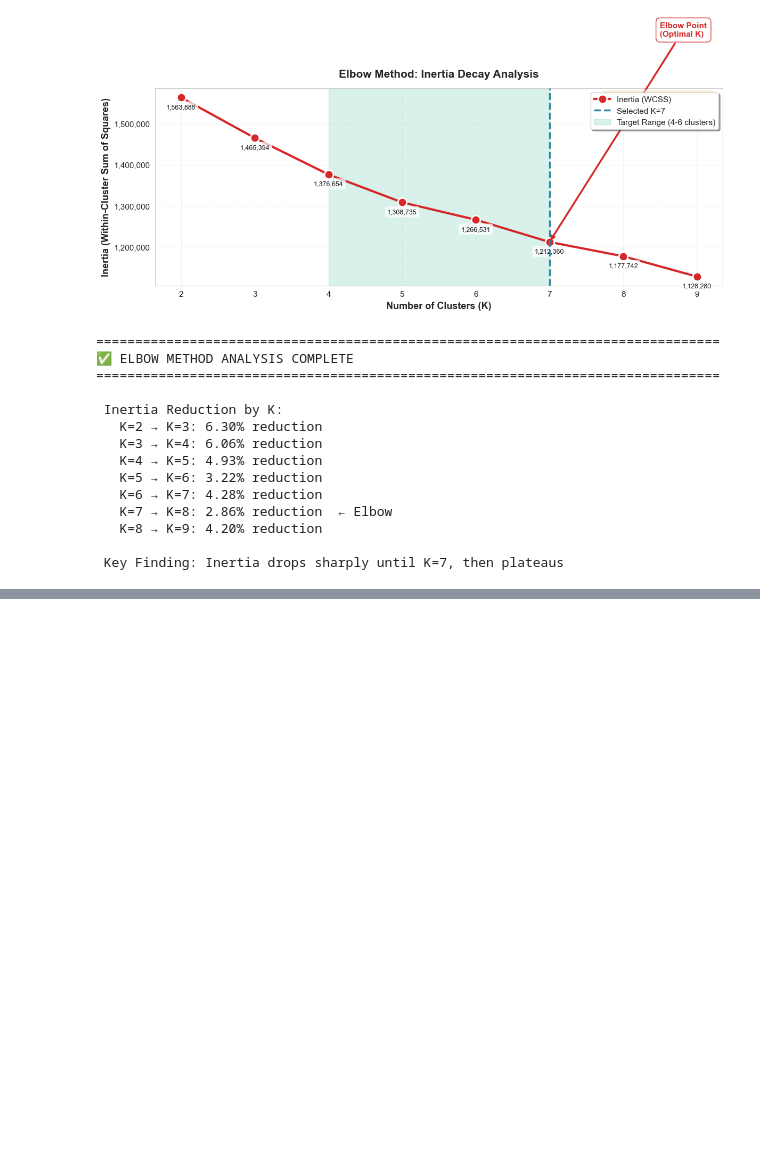
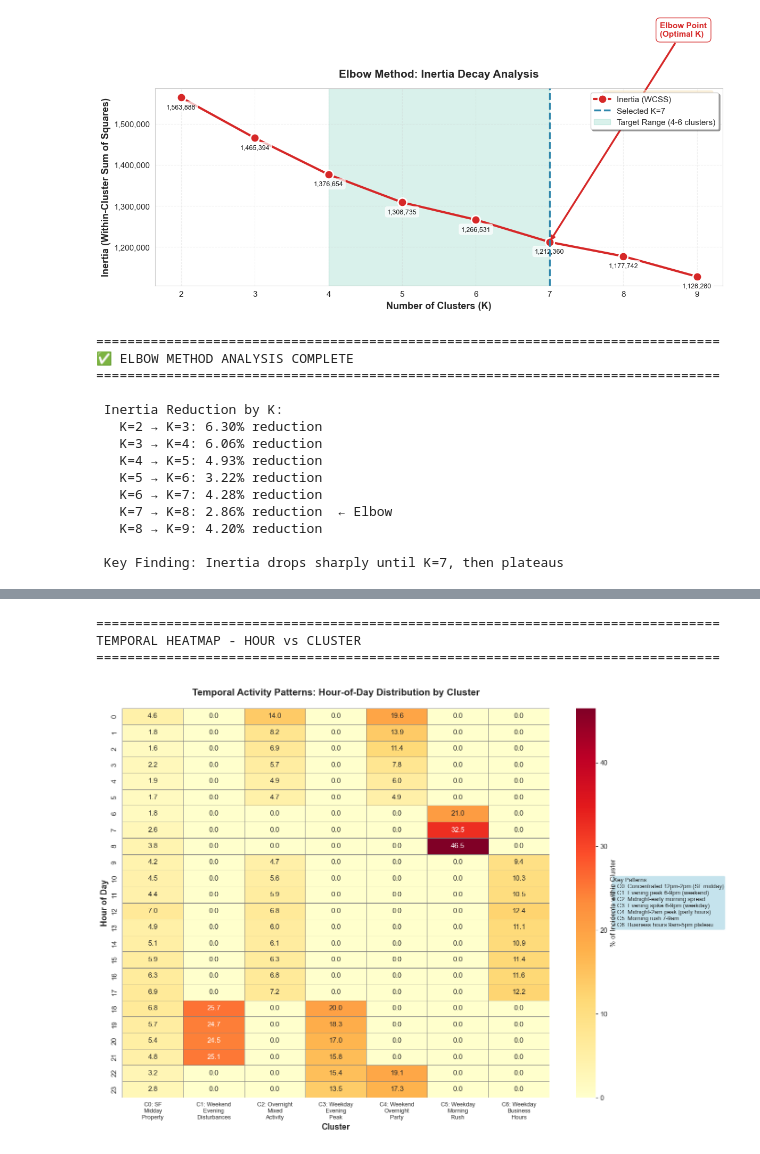
Before and after one commit to rajeevchaurasia-sjsu/sjsf-public-safety-mining, a Jupyter notebook: notebooks/06_behavioral_clustering_combined.ipynb, the cells around one changed output, grey strips where cells are left out. Cells and saved outputs as stored; diff of their text form; code cells hidden in the pictures; blank space fills up the shorter version.

Commit message:
completed behavioural clustering

```diff
--- a/notebooks/06_behavioral_clustering_combined.ipynb
+++ b/notebooks/06_behavioral_clustering_combined.ipynb
@@ -866,0 +1220,10 @@ print(f"\n Key Finding: Inertia drops sharply until K={optimal_k}, then plateaus
+# %%
+print("\nGenerating cluster assignments...")
+cluster_labels = final_kmeans.predict(feature_matrix)
+
+# Add to original combined dataset
+df_combined['Cluster'] = cluster_labels
+
+print(f"Cluster labels assigned: {len(cluster_labels):,} incidents")
+print(f"\nCluster distribution:")
+print(df_combined['Cluster'].value_counts().sort_index())
@@ -866,0 +1995,65 @@ print(f"\n Key Finding: Inertia drops sharply until K={optimal_k}, then plateaus
+# %%
+print("="*80)
+print("TEMPORAL HEATMAP - HOUR vs CLUSTER")
+print("="*80)
+
+# Create hourly cluster distribution matrix
+hourly_cluster_matrix = pd.crosstab(
+    df_combined['Hour'],
+    df_combined['Cluster'],
+    normalize='columns'  # Normalize by cluster to show % within each cluster
+) * 100
+
+# Create heatmap
+fig, ax = plt.subplots(figsize=(14, 10))
+
+sns.heatmap(
+    hourly_cluster_matrix,
+    cmap='YlOrRd',
+    annot=True,
+    fmt='.1f',
+    cbar_kws={'label': '% of Incidents within Cluster'},
+    linewidths=0.5,
+    linecolor='gray',
+    ax=ax
+)
+
+ax.set_xlabel('Cluster', fontsize=13, weight='bold')
+ax.set_ylabel('Hour of Day', fontsize=13, weight='bold')
+ax.set_title('Temporal Activity Patterns: Hour-of-Day Distribution by Cluster',
+             fontsize=15, weight='bold', pad=20)
+
+# Add cluster names as x-tick labels
+cluster_names_short = [
+    'C0: SF\nMidday\nProperty',
+    'C1: Weekend\nEvening\nDisturbances',
+    'C2: Overnight\nMixed\nActivity',
+    'C3: Weekday\nEvening\nPeak',
+    'C4: Weekend\nOvernight\nParty',
+    'C5: Weekday\nMorning\nRush',
+    'C6: Weekday\nBusiness\nHours'
+]
+ax.set_xticklabels(cluster_names_short, rotation=0, ha='center', fontsize=9)
+
+# Add interpretation box
+interpretation = (
+    "Key Patterns:\n"
+    "• C0: Concentrated 12pm-2pm (SF midday)\n"
+    "• C1: Evening peak 6-9pm (weekend)\n"
+    "• C2: Midnight-early morning spread\n"
+    "• C3: Evening spike 6-9pm (weekday)\n"
+    "• C4: Midnight-2am peak (party hours)\n"
+    "• C5: Morning rush 7-9am\n"
+    "• C6: Business hours 9am-5pm plateau"
+)
+ax.text(1.15, 0.5, interpretation, transform=ax.transAxes,
+        fontsize=9, verticalalignment='center',
+        bbox=dict(boxstyle='round', facecolor='lightblue', alpha=0.7))
+
+plt.tight_layout()
+plt.show()
+# %% [output]
+================================================================================
+TEMPORAL HEATMAP - HOUR vs CLUSTER
+================================================================================
+[figure, added]
```
Also changed, not shown: parts of 46 cells of this notebook.
